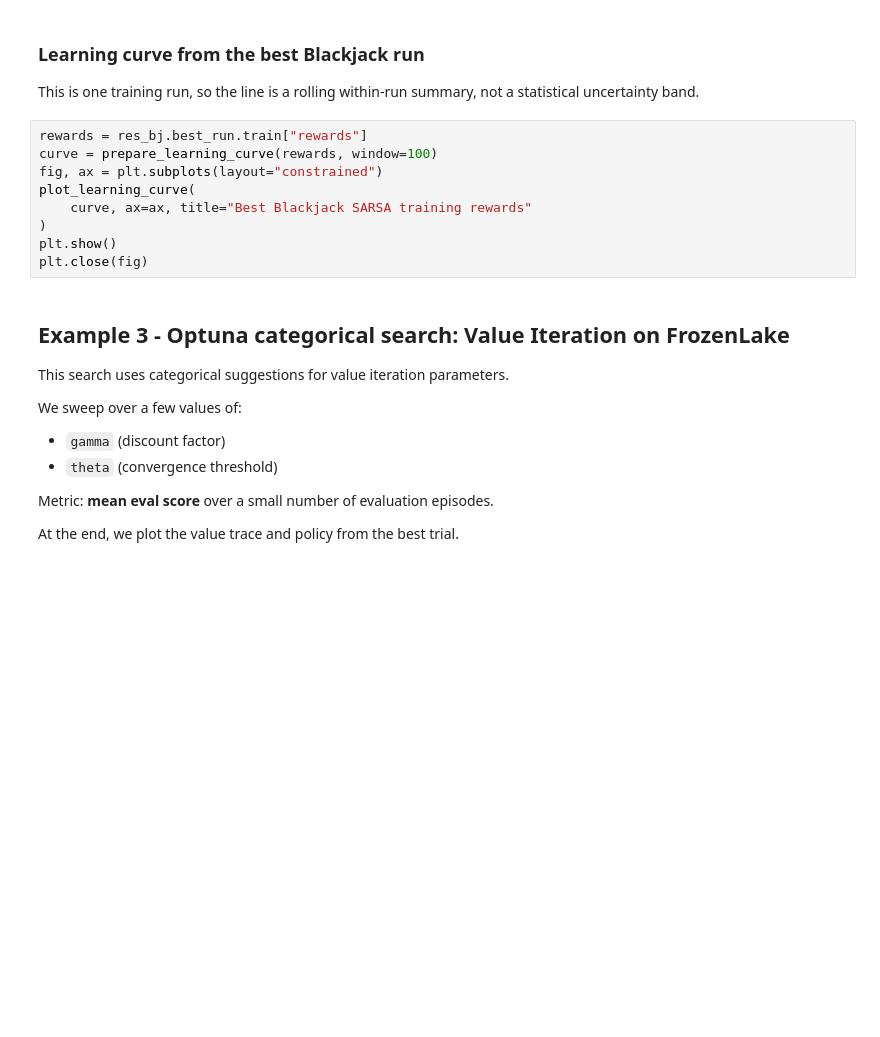
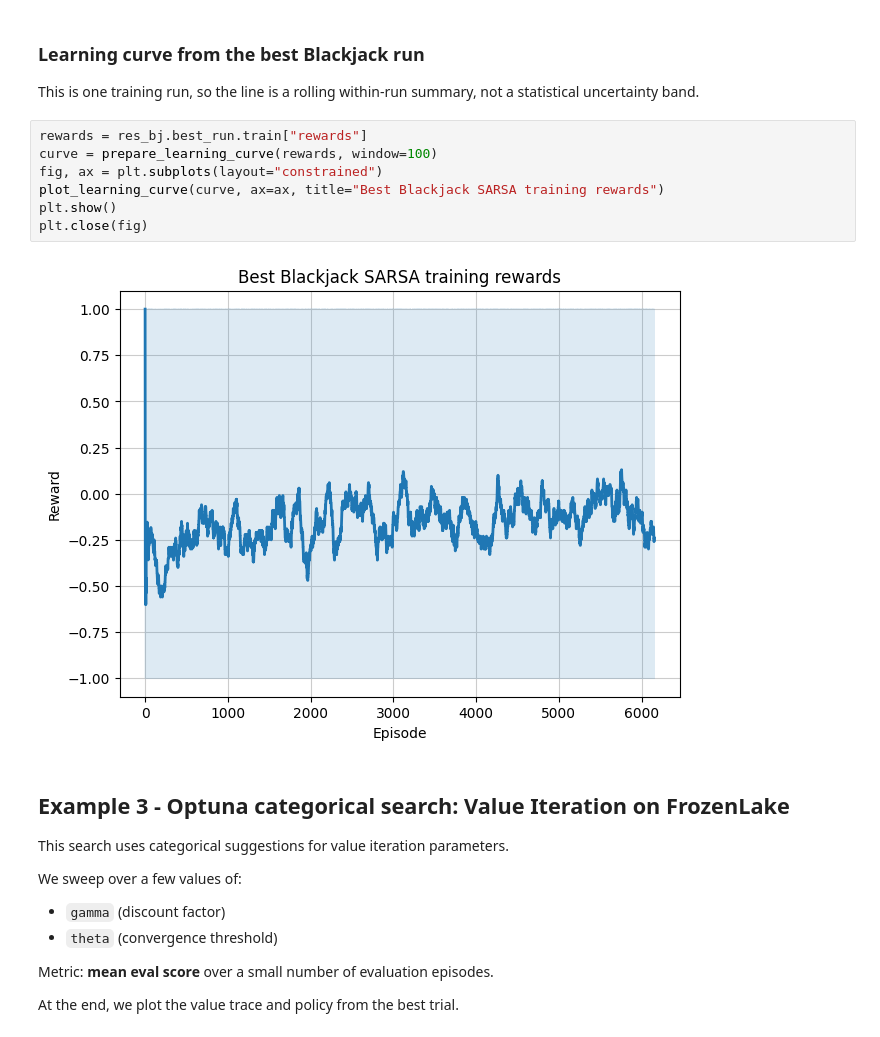
Before and after one commit to jlm429/bettermdptools, a Jupyter notebook: examples/optuna_search_examples.ipynb, the cells around one changed output. Cells and saved outputs as stored; diff of their text form; blank space fills up the shorter version.

```diff
--- a/examples/optuna_search_examples.ipynb
+++ b/examples/optuna_search_examples.ipynb
@@ -125,12 +138,12 @@ This is one training run, so the line is a rolling within-run summary, not a sta
 # %%
 rewards = res_bj.best_run.train["rewards"]
 curve = prepare_learning_curve(rewards, window=100)
 fig, ax = plt.subplots(layout="constrained")
-plot_learning_curve(
-    curve, ax=ax, title="Best Blackjack SARSA training rewards"
-)
+plot_learning_curve(curve, ax=ax, title="Best Blackjack SARSA training rewards")
 plt.show()
 plt.close(fig)
+# %% [output]
+[figure, added]
 # %% [markdown]
 ## Example 3 - Optuna categorical search: Value Iteration on FrozenLake
 
```
Also changed, not shown: parts of 5 cells of this notebook, 6 other files.
